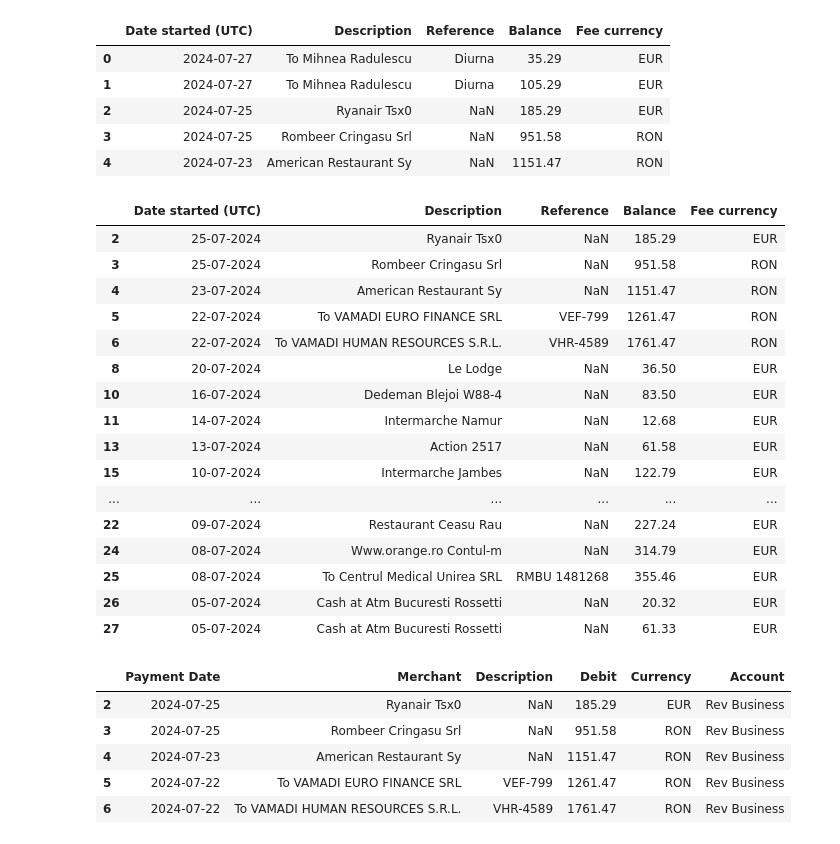
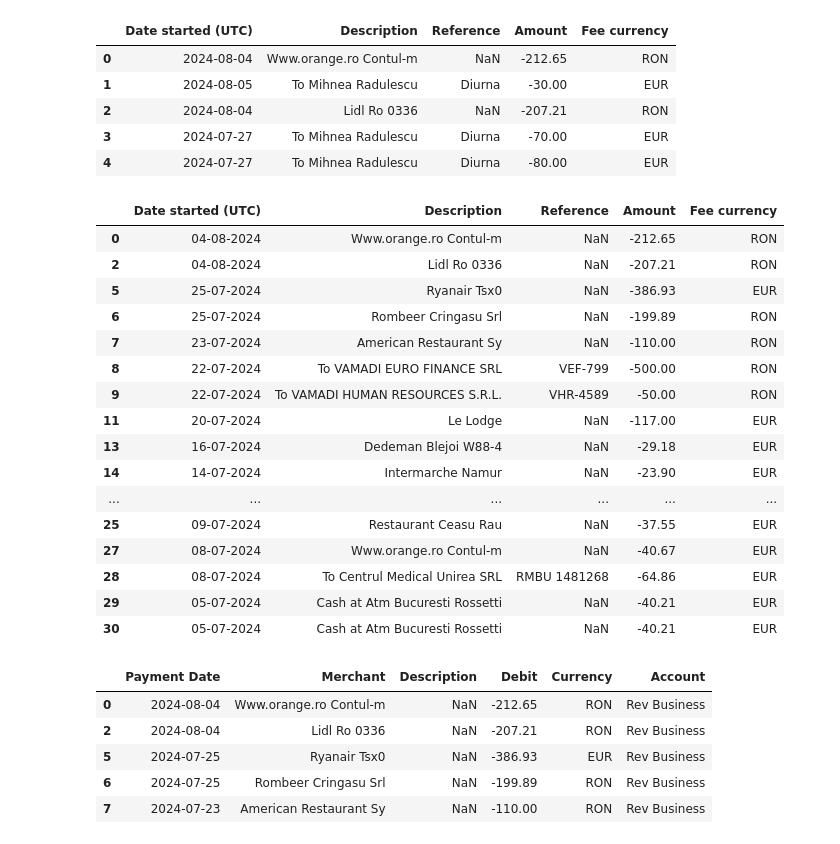
Before and after one commit to mihnearad/BankingInfo-Parse-Script, a Jupyter notebook: Jupyter/rev_business.ipynb, the cells around one changed output. Drawn from its saved outputs; the diff is of its cells as text; code cells hidden in the pictures.

```diff
--- a/Jupyter/rev_business.ipynb
+++ b/Jupyter/rev_business.ipynb
@@ -1,7 +1,7 @@
 # %%
 import pandas as pd
 
-df_rev=pd.read_csv('.data/REVBUS.csv')
+df_rev=pd.read_csv('/home/mihnearad/Development/BankingInfo-Parse-Script/.data/REVBUS.csv')
 # %%
 df_rev.head()
 # %% [output]
@@ -14,16 +14,16 @@ df_rev.head()
 5 rows × 28 columns
 # %%
-new_order_column=['Date started (UTC)','Description','Reference','Balance','Fee currency']
+new_order_column=['Date started (UTC)','Description','Reference','Amount','Fee currency']
 
 df_rev=df_rev[new_order_column]
 df_rev.head()
 # %% [output]
-|  | Date started (UTC) | Description | Reference | Balance | Fee currency |
-| 0 | 2024-07-27 | To Mihnea Radulescu | Diurna | 35.29 | EUR |
-| 1 | 2024-07-27 | To Mihnea Radulescu | Diurna | 105.29 | EUR |
-| 2 | 2024-07-25 | Ryanair Tsx0 | NaN | 185.29 | EUR |
-| 3 | 2024-07-25 | Rombeer Cringasu Srl | NaN | 951.58 | RON |
-| 4 | 2024-07-23 | American Restaurant Sy | NaN | 1151.47 | RON |
+|  | Date started (UTC) | Description | Reference | Amount | Fee currency |
+| 0 | 2024-08-04 | Www.orange.ro Contul-m | NaN | -212.65 | RON |
+| 1 | 2024-08-05 | To Mihnea Radulescu | Diurna | -30.00 | EUR |
+| 2 | 2024-08-04 | Lidl Ro 0336 | NaN | -207.21 | RON |
+| 3 | 2024-07-27 | To Mihnea Radulescu | Diurna | -70.00 | EUR |
+| 4 | 2024-07-27 | To Mihnea Radulescu | Diurna | -80.00 | EUR |
 # %%
 df_rev["Date started (UTC)"] = (
     pd.to_datetime(df_rev["Date started (UTC)"])
@@ -34,44 +34,44 @@ df_rev["Date started (UTC)"] = (
 filtered_rev = df_rev[~df_rev["Description"].str.contains(r"Mihnea|RON")]
 filtered_rev
 # %% [output]
-|  | Date started (UTC) | Description | Reference | Balance | Fee currency |
-| 2 | 25-07-2024 | Ryanair Tsx0 | NaN | 185.29 | EUR |
-| 3 | 25-07-2024 | Rombeer Cringasu Srl | NaN | 951.58 | RON |
-| 4 | 23-07-2024 | American Restaurant Sy | NaN | 1151.47 | RON |
-| 5 | 22-07-2024 | To VAMADI EURO FINANCE SRL | VEF-799 | 1261.47 | RON |
-| 6 | 22-07-2024 | To VAMADI HUMAN RESOURCES S.R.L. | VHR-4589 | 1761.47 | RON |
-| 8 | 20-07-2024 | Le Lodge | NaN | 36.50 | EUR |
-| 10 | 16-07-2024 | Dedeman Blejoi W88-4 | NaN | 83.50 | EUR |
-| 11 | 14-07-2024 | Intermarche Namur | NaN | 12.68 | EUR |
-| 13 | 13-07-2024 | Action 2517 | NaN | 61.58 | EUR |
-| 15 | 10-07-2024 | Intermarche Jambes | NaN | 122.79 | EUR |
+|  | Date started (UTC) | Description | Reference | Amount | Fee currency |
+| 0 | 04-08-2024 | Www.orange.ro Contul-m | NaN | -212.65 | RON |
+| 2 | 04-08-2024 | Lidl Ro 0336 | NaN | -207.21 | RON |
+| 5 | 25-07-2024 | Ryanair Tsx0 | NaN | -386.93 | EUR |
+| 6 | 25-07-2024 | Rombeer Cringasu Srl | NaN | -199.89 | RON |
+| 7 | 23-07-2024 | American Restaurant Sy | NaN | -110.00 | RON |
+| 8 | 22-07-2024 | To VAMADI EURO FINANCE SRL | VEF-799 | -500.00 | RON |
+| 9 | 22-07-2024 | To VAMADI HUMAN RESOURCES S.R.L. | VHR-4589 | -50.00 | RON |
+| 11 | 20-07-2024 | Le Lodge | NaN | -117.00 | EUR |
+| 13 | 16-07-2024 | Dedeman Blejoi W88-4 | NaN | -29.18 | EUR |
+| 14 | 14-07-2024 | Intermarche Namur | NaN | -23.90 | EUR |
 | ... | ... | ... | ... | ... | ... |
-| 22 | 09-07-2024 | Restaurant Ceasu Rau | NaN | 227.24 | EUR |
-| 24 | 08-07-2024 | Www.orange.ro Contul-m | NaN | 314.79 | EUR |
-| 25 | 08-07-2024 | To Centrul Medical Unirea SRL | RMBU 1481268 | 355.46 | EUR |
-| 26 | 05-07-2024 | Cash at Atm Bucuresti Rossetti | NaN | 20.32 | EUR |
-| 27 | 05-07-2024 | Cash at Atm Bucuresti Rossetti | NaN | 61.33 | EUR |
+| 25 | 09-07-2024 | Restaurant Ceasu Rau | NaN | -37.55 | EUR |
+| 27 | 08-07-2024 | Www.orange.ro Contul-m | NaN | -40.67 | EUR |
+| 28 | 08-07-2024 | To Centrul Medical Unirea SRL | RMBU 1481268 | -64.86 | EUR |
+| 29 | 05-07-2024 | Cash at Atm Bucuresti Rossetti | NaN | -40.21 | EUR |
+| 30 | 05-07-2024 | Cash at Atm Bucuresti Rossetti | NaN | -40.21 | EUR |
 # %%
 filtered_rev = filtered_rev.rename(columns={
     'Date started (UTC)': 'Payment Date',
     'Description': 'Merchant',
     'Reference': 'Description',
-    'Balance': 'Debit',
+    'Amount': 'Debit',
     'Fee currency': 'Currency'
 })
 
 filtered_rev["Account"]= "Rev Business"
 filtered_rev['Payment Date'] = pd.to_datetime(filtered_rev['Payment Date'], format='%d-%m-%Y')
 
 
 
 filtered_rev.head()
 # %% [output]
 |  | Payment Date | Merchant | Description | Debit | Currency | Account |
-| 2 | 2024-07-25 | Ryanair Tsx0 | NaN | 185.29 | EUR | Rev Business |
-| 3 | 2024-07-25 | Rombeer Cringasu Srl | NaN | 951.58 | RON | Rev Business |
-| 4 | 2024-07-23 | American Restaurant Sy | NaN | 1151.47 | RON | Rev Business |
-| 5 | 2024-07-22 | To VAMADI EURO FINANCE SRL | VEF-799 | 1261.47 | RON | Rev Business |
-| 6 | 2024-07-22 | To VAMADI HUMAN RESOURCES S.R.L. | VHR-4589 | 1761.47 | RON | Rev Business |
+| 0 | 2024-08-04 | Www.orange.ro Contul-m | NaN | -212.65 | RON | Rev Business |
+| 2 | 2024-08-04 | Lidl Ro 0336 | NaN | -207.21 | RON | Rev Business |
+| 5 | 2024-07-25 | Ryanair Tsx0 | NaN | -386.93 | EUR | Rev Business |
+| 6 | 2024-07-25 | Rombeer Cringasu Srl | NaN | -199.89 | RON | Rev Business |
+| 7 | 2024-07-23 | American Restaurant Sy | NaN | -110.00 | RON | Rev Business |
 # %%
 
```
Also changed, not shown: parts of 2 cells of this notebook, 24 other files.
